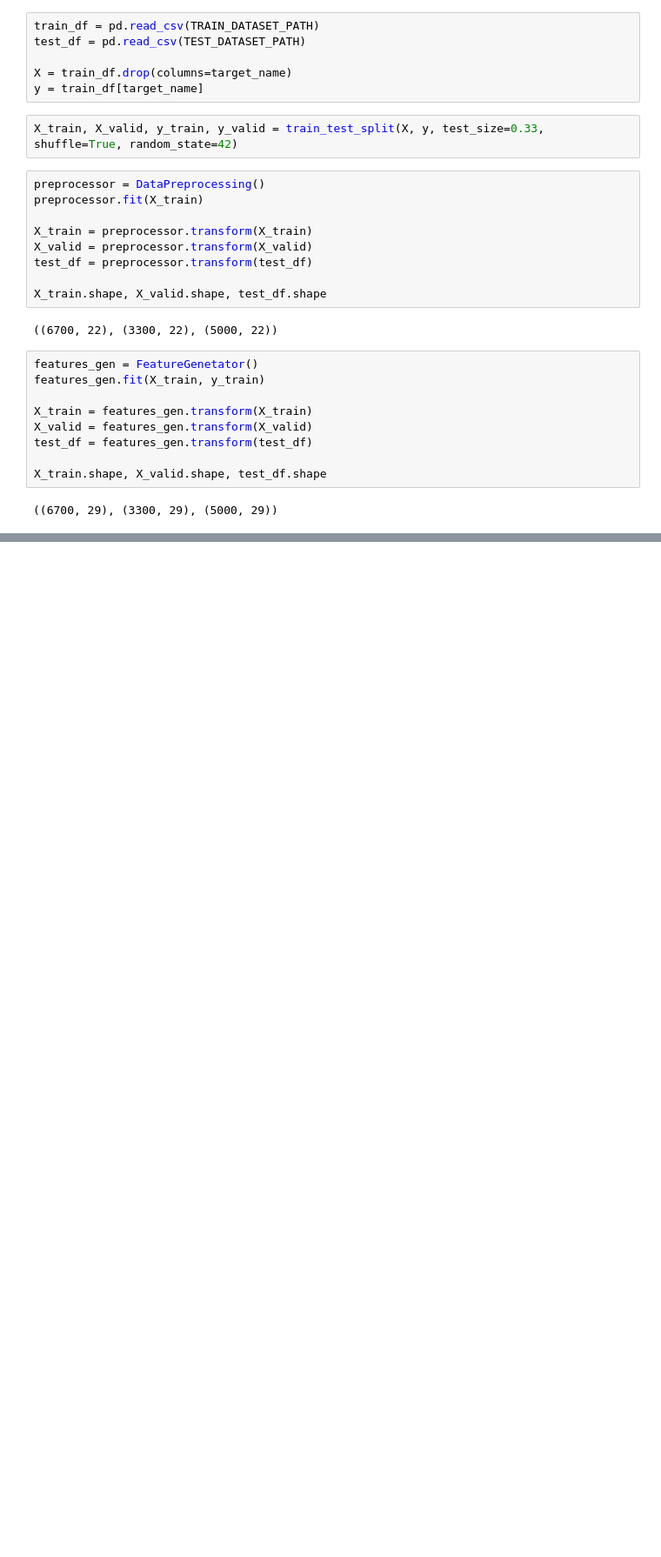
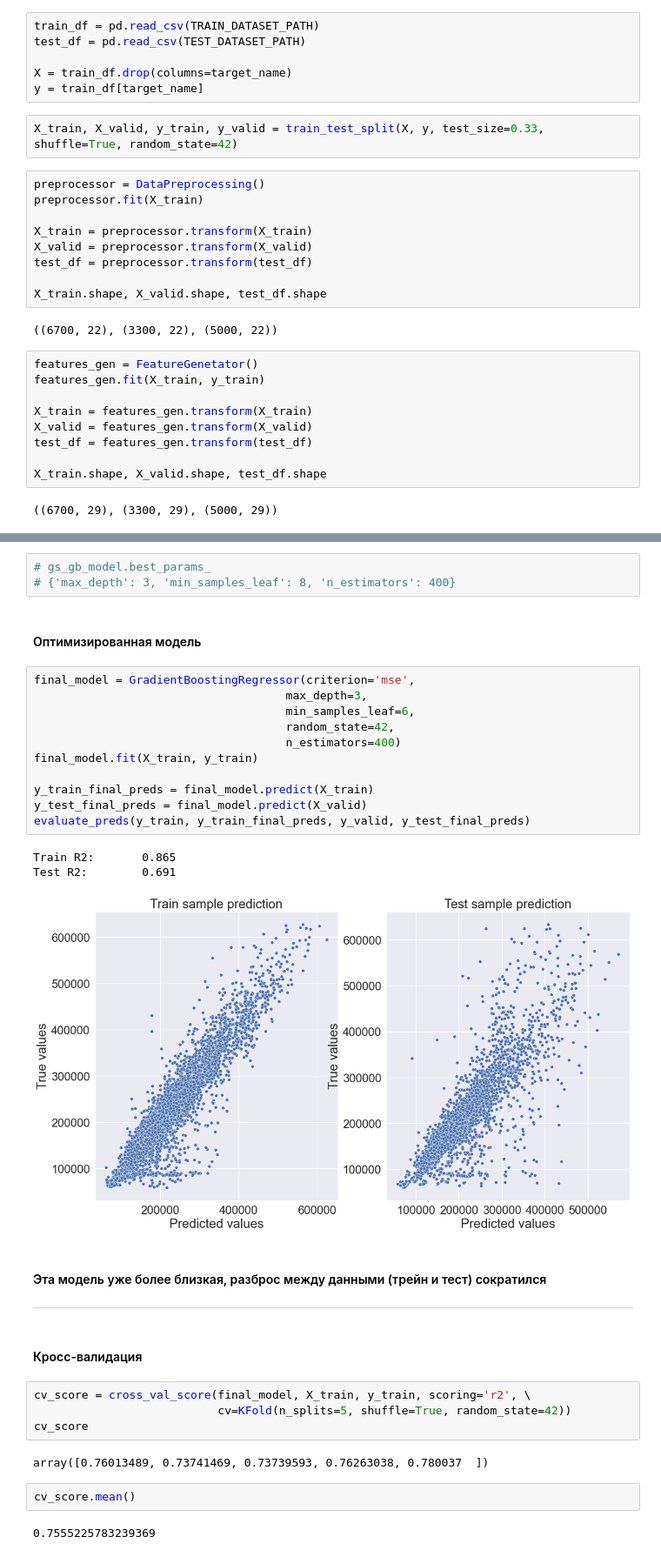
Before and after one commit to samoryad/datascience_GB, a Jupyter notebook: project_price_prediction/project_price_prediction.ipynb, the cells around one changed output, grey strips where cells are left out. Shown at 87% size. Drawn from its saved outputs; the diff is of its cells as text; blank space fills up the shorter version.

```diff
--- a/project_price_prediction/project_price_prediction.ipynb
+++ b/project_price_prediction/project_price_prediction.ipynb
@@ -824,0 +937,35 @@ test_df = test_df[feature_names + new_feature_names]
+# %%
+# gs_gb_model.best_params_
+# {'max_depth': 3, 'min_samples_leaf': 8, 'n_estimators': 400}
+# %% [markdown]
+#### Оптимизированная модель
+# %%
+final_model = GradientBoostingRegressor(criterion='mse',
+                                     max_depth=3,
+                                     min_samples_leaf=6,
+                                     random_state=42,
+                                     n_estimators=400)
+final_model.fit(X_train, y_train)
+
+y_train_final_preds = final_model.predict(X_train)
+y_test_final_preds = final_model.predict(X_valid)
+evaluate_preds(y_train, y_train_final_preds, y_valid, y_test_final_preds)
+# %% [output]
+Train R2:       0.865
+Test R2:        0.691
+[figure, added]
+# %% [markdown]
+#### Эта модель уже более близкая, разброс между данными (трейн и тест) сократился
+---
+# %% [markdown]
+#### Кросс-валидация
+# %%
+cv_score = cross_val_score(final_model, X_train, y_train, scoring='r2', \
+                           cv=KFold(n_splits=5, shuffle=True, random_state=42))
+cv_score
+# %% [output]
+array([0.76013489, 0.73741469, 0.73739593, 0.76263038, 0.780037  ])
+# %%
+cv_score.mean()
+# %% [output]
+0.7555225783239369
```
Also changed, not shown: parts of 34 cells of this notebook, 1 other file.
